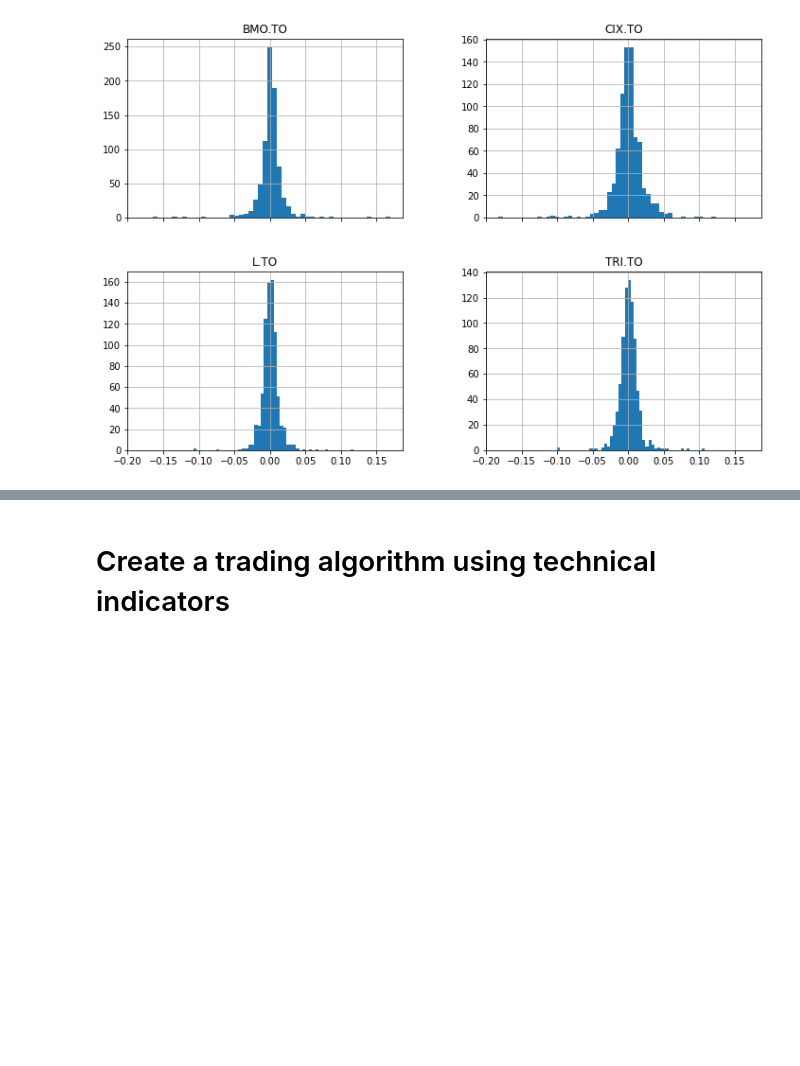
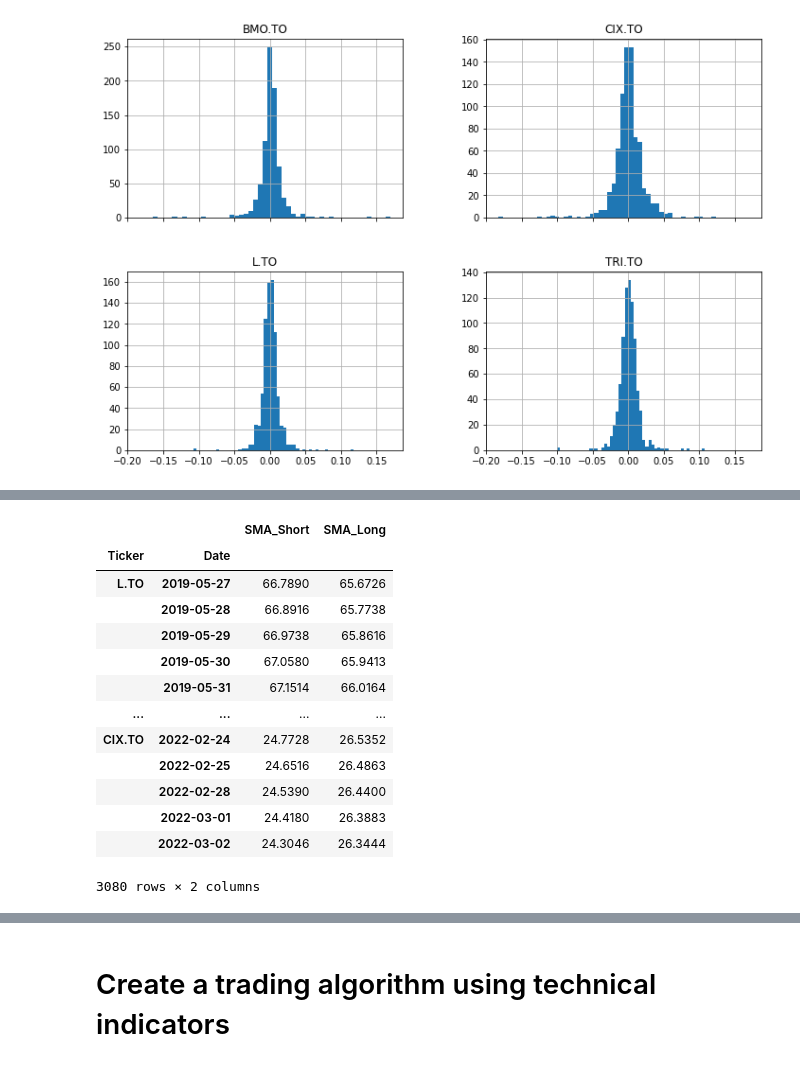
Before and after one commit to tyedem/Machine-Learning-Trader, a Jupyter notebook: Machine_Learning_Trader.ipynb, the cells around one changed output, grey strips where cells are left out. Drawn from its saved outputs; the diff is of its cells as text; code cells hidden in the pictures; blank space fills up the shorter version.

Commit message:
Prepare data for ML models

```diff
--- a/Machine_Learning_Trader.ipynb
+++ b/Machine_Learning_Trader.ipynb
@@ -57,2 +39,7 @@ stocks_df
+# %%
+# Ensure Datetime format is in good order
+stocks_df.reset_index(inplace=True)
+stocks_df['Date'] = pd.to_datetime(stocks_df['Date'].astype(str), format='%Y-%m-%d')
+stocks_df.set_index(['Ticker', 'Date'], inplace=True)
 # %%
 # Isolate the Close values and transform the DataFrame
@@ -374,3 +342,20 @@ display((1 + signals_df.loc['CIX.TO']['Actual Returns']).cumprod().hvplot(title=
+# %%
+pd.DataFrame(signals_df[:][['SMA_Short', 'SMA_Long']])
+# %% [output]
+|  |  | SMA_Short | SMA_Long |
+| Ticker | Date |  |  |
+| L.TO | 2019-05-27 | 66.7890 | 65.6726 |
+|  | 2019-05-28 | 66.8916 | 65.7738 |
+|  | 2019-05-29 | 66.9738 | 65.8616 |
+|  | 2019-05-30 | 67.0580 | 65.9413 |
+|  | 2019-05-31 | 67.1514 | 66.0164 |
+| ... | ... | ... | ... |
+| CIX.TO | 2022-02-24 | 24.7728 | 26.5352 |
+|  | 2022-02-25 | 24.6516 | 26.4863 |
+|  | 2022-02-28 | 24.5390 | 26.4400 |
+|  | 2022-03-01 | 24.4180 | 26.3883 |
+|  | 2022-03-02 | 24.3046 | 26.3444 |
+3080 rows × 2 columns
 # %%
 from sklearn.model_selection import train_test_split, cross_val_score
 from sklearn.ensemble import RandomForestClassifier
```
Also changed, not shown: parts of 29 cells of this notebook.
